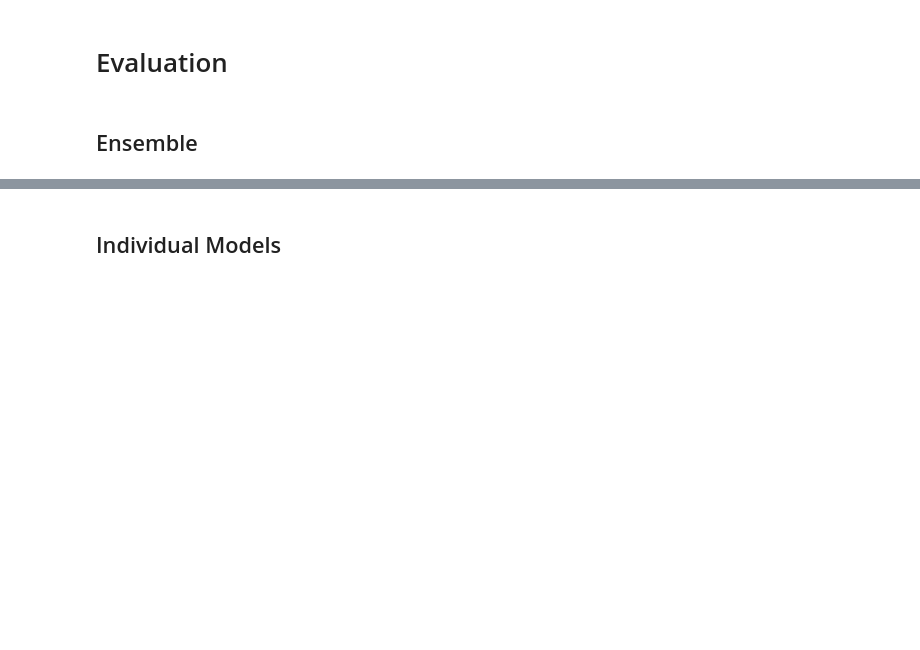
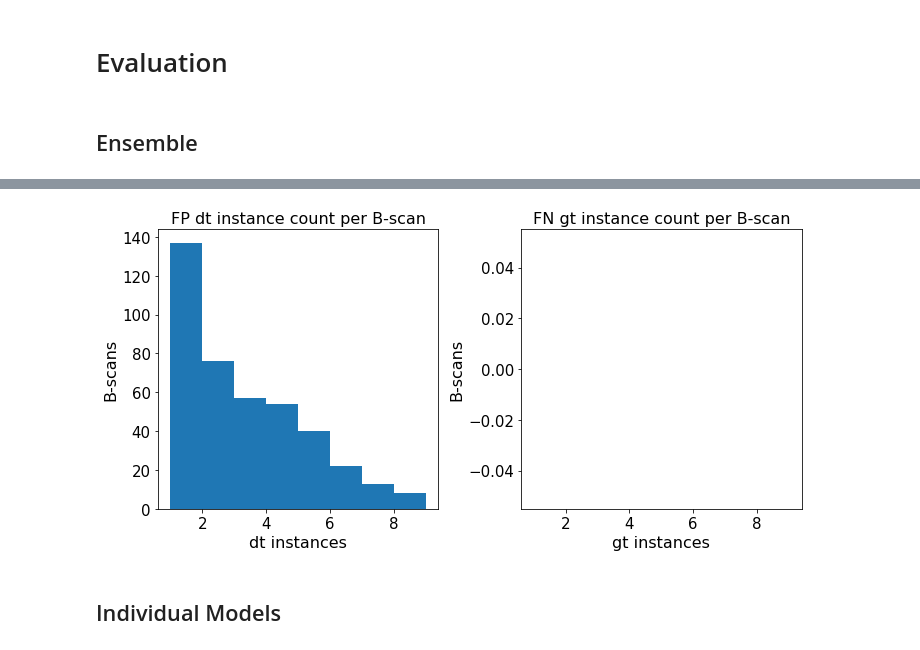
Before and after one commit to uw-biomedical-ml/detectron2-rpd-yb, a Jupyter notebook: runEnsemble.ipynb, the cells around one changed output, grey strips where cells are left out. Saved outputs shown, nothing was run; the diff lists cells and outputs as text; code cells hidden in the pictures; blank space fills up the shorter version.

```diff
--- a/runEnsemble.ipynb
+++ b/runEnsemble.ipynb
@@ -145,3 +141,12 @@ Computing mean score non-max suppression ensembling for 60146 images.
 # Evaluation
 # %% [markdown]
 ## Ensemble
+# %%
+from plain_train_net import EvaluateClass,CreatePlotsRPD
+import json
+import matplotlib.pyplot as plt
+#evaluate ensemble
+dataset_name = "dfCERA_49vs97"
+myeval = EvaluateClass(
+    dataset_name, "output_"+ dataset_name,iou_thresh = .2,prob_thresh=0.5,evalsuper=False)
+myeval.evaluate()
@@ -148,12 +169,6 @@ Computing mean score non-max suppression ensembling for 60146 images.
 # %%
-from plain_train_net import EvaluateClass,CreatePlotsRPD
-import json
-import matplotlib.pyplot as plt
-#evaluate ensemble
-dataset_name = "dfeval_train_v2"
-myeval = EvaluateClass(
-    dataset_name, "output_"+ dataset_name,iou_thresh = .2,prob_thresh=0.5,evalsuper=False)
-myeval.evaluate()
+
+
 %precision 3
 print(myeval.summarize_scalars())
 with open(os.path.join("output_"+ dataset_name,'scalar_dict.json'),"w") as outfile:
@@ -163,6 +178,3 @@ myeval.plot_PRcurve()
 plt.tight_layout()
 myeval.plot_recall_vs_prob()
 plt.tight_layout()
-
-RPDplt = CreatePlotsRPD.initfromcoco(myeval.mycoco,myeval.prob_thresh)
-RPDplt.gt_dt_FP_FN_count();
@@ -192,3 +181,11 @@ Using alternate calculation for fpr at instance score threshold of 0.5
+# %%
+
+RPDplt = CreatePlotsRPD.initfromcoco(myeval.mycoco,myeval.prob_thresh)
+RPDplt.gt_dt_FP_FN_count();
+RPDplt.dfimg.to_csv('output_' + dataset_name + '/dfimg.csv')
+RPDplt.dfpts.to_csv('output_' + dataset_name + '/dfpts.csv')
+# %% [output]
+[figure, added]
 # %% [markdown]
 ## Individual Models
 # %%
```
Also changed, not shown: parts of 11 cells of this notebook, 14 other files.
